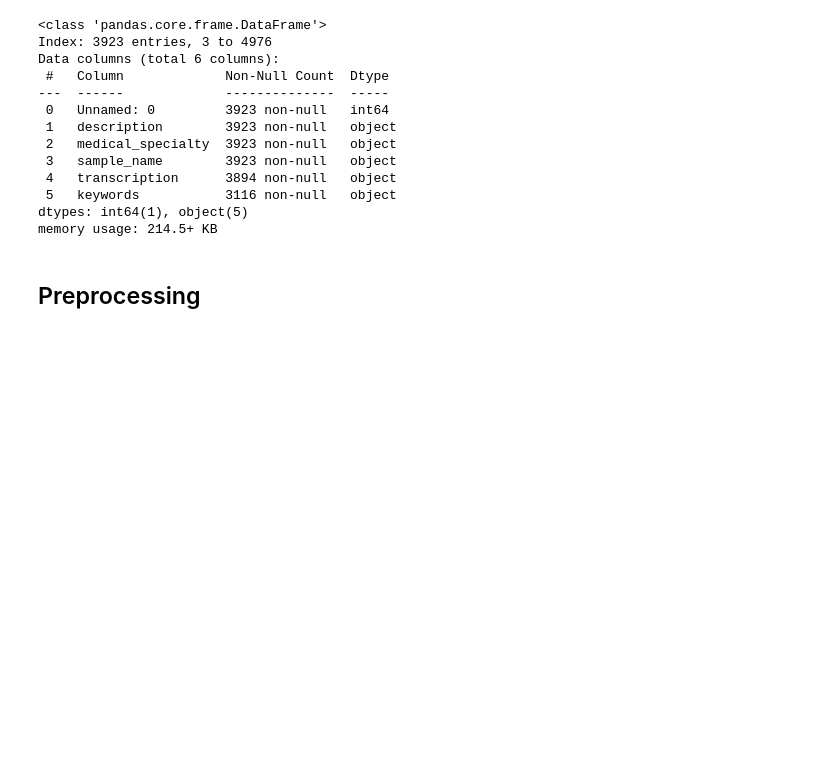
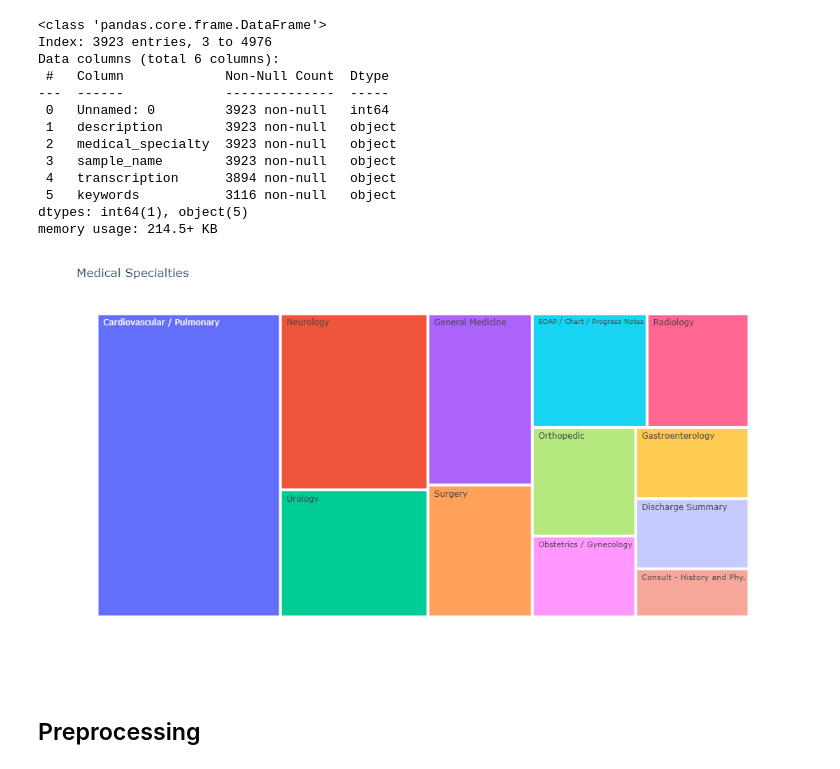
Before and after one commit to supernauth/medical_transcriptions, a Jupyter notebook: medical_transcriptions_v2.ipynb, the cells around one changed output. Saved outputs shown, nothing was run; the diff lists cells and outputs as text; code cells hidden in the pictures; blank space fills up the shorter version.

Commit message:
Made plots

```diff
--- a/medical_transcriptions_v2.ipynb
+++ b/medical_transcriptions_v2.ipynb
@@ -52,6 +54,21 @@ Data columns (total 6 columns):
  5   keywords           3116 non-null   object
 dtypes: int64(1), object(5)
 memory usage: 214.5+ KB
+# %%
+distinct_values = data_filtered['medical_specialty'].unique().tolist()
+value_counts = data_filtered['medical_specialty'].value_counts().tolist()
+# %%
+treemap_data = list(zip(distinct_values, value_counts))
+# %%
+df_treemap = pd.DataFrame(treemap_data, columns=['medical_specialty', 'value_count'])
+# %%
+import plotly.express as px
+
+fig = px.treemap(df_treemap, path= ["medical_specialty"], values="value_count")
+fig.update_layout(title='Medical Specialties', width=1000, height=600)
+fig.show()
+# %% [output]
+[figure, added]
 # %% [markdown]
 ## Preprocessing
 # %%
```
Also changed, not shown: parts of 7 cells of this notebook.
